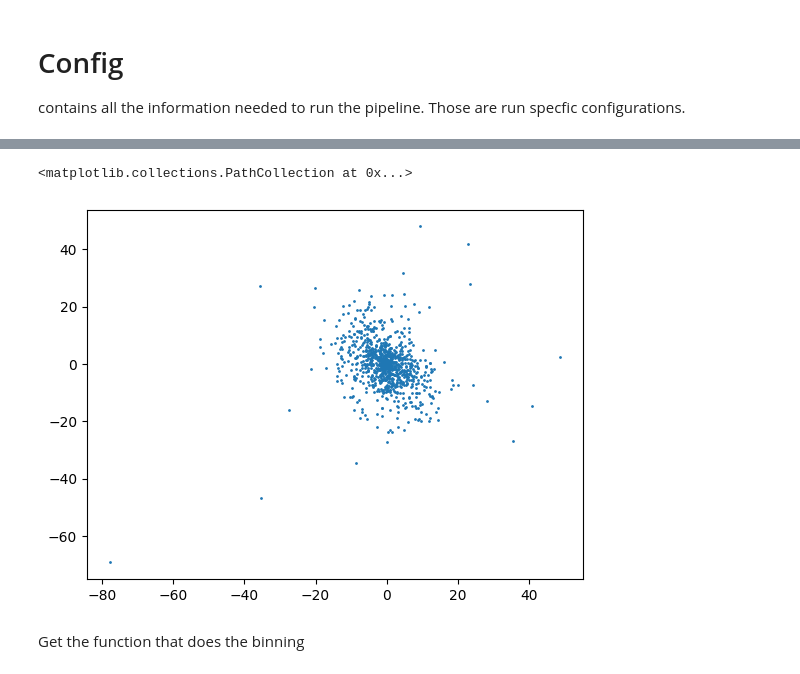
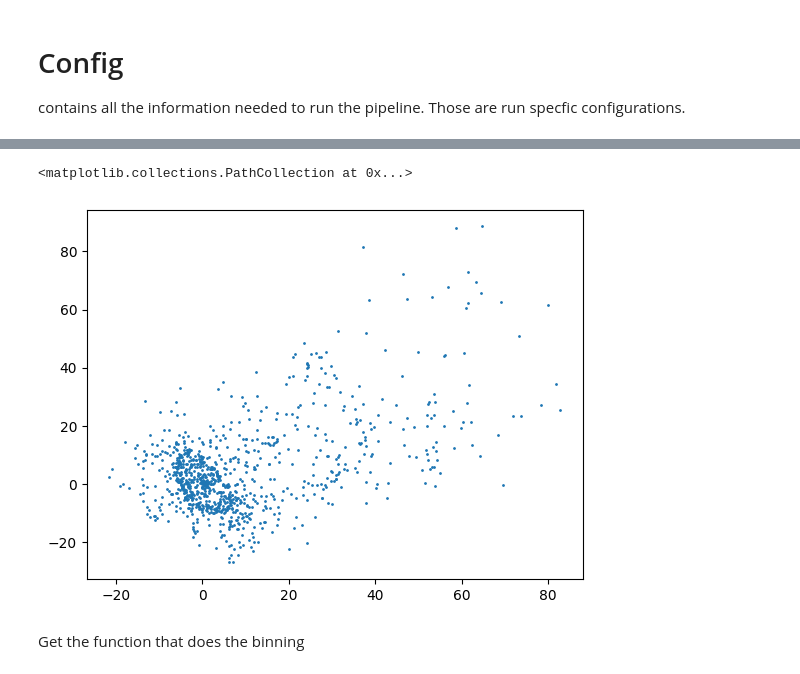
Before and after one commit to ufuk-cakir/rubix, a Jupyter notebook: notebooks/rubix_pipeline.ipynb, the cells around one changed output, grey strips where cells are left out. Drawn from its saved outputs; the diff is of its cells as text; code cells hidden in the pictures.

Commit message:
Finally dynamical RubixData Class works for gas and stars

```diff
--- a/notebooks/rubix_pipeline.ipynb
+++ b/notebooks/rubix_pipeline.ipynb
@@ -103,16 +126,16 @@ print(rubixdata.stars.velocity)
 # %%
 # NBVAL_SKIP
 import matplotlib.pyplot as plt
 # Make a scatter plot
 n_subset = 10000
-subset = rubixdata.stars.coords[:n_subset]
+subset = rubixdata.gas.coords[:n_subset]
 
 plt.scatter(subset[:,0], subset[:,1], s=1)
 
 #print(rubixdata.stars.coordinates)
 # %% [output]
 <matplotlib.collections.PathCollection at 0x...>
-[figure, old version]
+[figure, new version]
 # %% [markdown]
 Get the function that does the binning
 # %%
```
Also changed, not shown: parts of 5 cells of this notebook, 3 other files.
